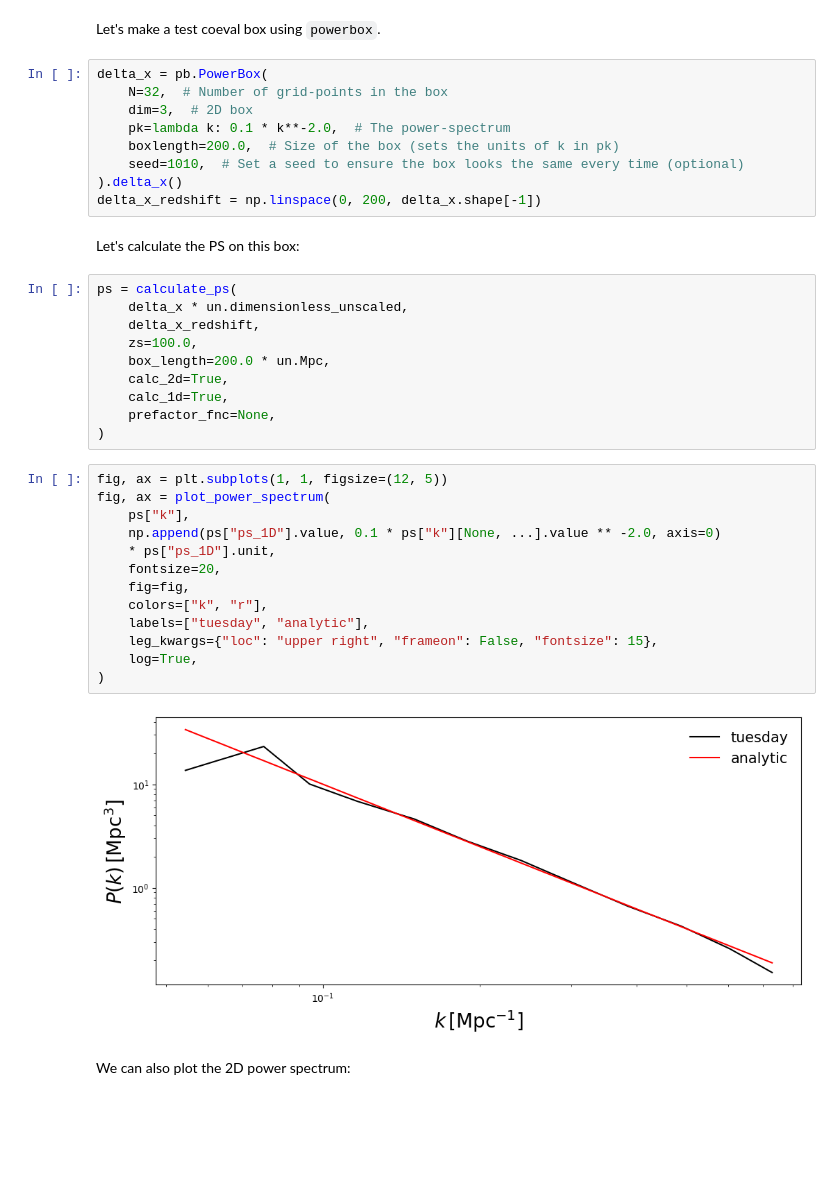
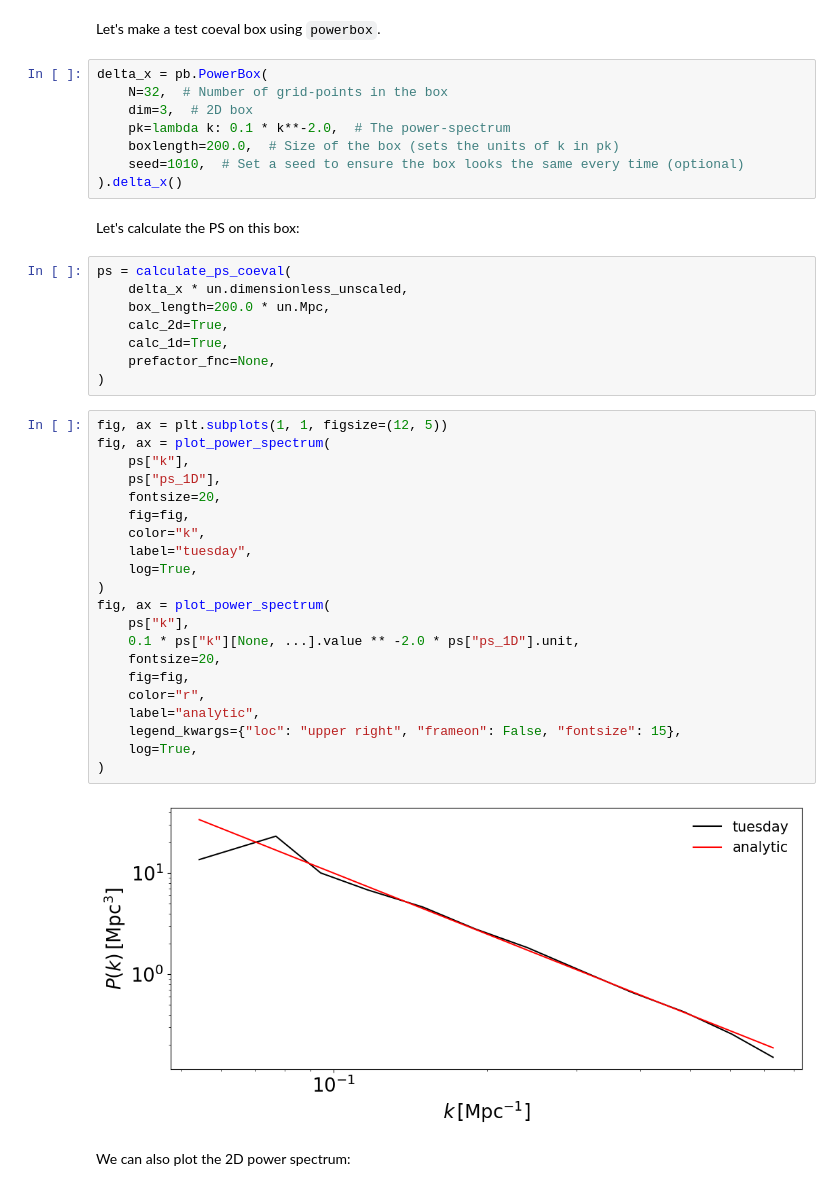
Before and after one commit to 21cmfast/tuesday, a Jupyter notebook: docs/tutorials/computing_and_plotting_power_spectra.ipynb, the cells around one changed output. Saved outputs shown, nothing was run; the diff lists cells and outputs as text; blank space fills up the shorter version.

Commit message:
maint: refactor powerspectra

```diff
--- a/docs/tutorials/computing_and_plotting_power_spectra.ipynb
+++ b/docs/tutorials/computing_and_plotting_power_spectra.ipynb
@@ -24,14 +24,11 @@ delta_x = pb.PowerBox(
     boxlength=200.0,  # Size of the box (sets the units of k in pk)
     seed=1010,  # Set a seed to ensure the box looks the same every time (optional)
 ).delta_x()
-delta_x_redshift = np.linspace(0, 200, delta_x.shape[-1])
 # %% [markdown]
 Let's calculate the PS on this box:
 # %%
-ps = calculate_ps(
+ps = calculate_ps_coeval(
     delta_x * un.dimensionless_unscaled,
-    delta_x_redshift,
-    zs=100.0,
     box_length=200.0 * un.Mpc,
     calc_2d=True,
     calc_1d=True,
@@ -40,18 +37,26 @@ ps = calculate_ps(
 # %%
 fig, ax = plt.subplots(1, 1, figsize=(12, 5))
 fig, ax = plot_power_spectrum(
     ps["k"],
-    np.append(ps["ps_1D"].value, 0.1 * ps["k"][None, ...].value ** -2.0, axis=0)
-    * ps["ps_1D"].unit,
+    ps["ps_1D"],
     fontsize=20,
     fig=fig,
-    colors=["k", "r"],
-    labels=["tuesday", "analytic"],
-    leg_kwargs={"loc": "upper right", "frameon": False, "fontsize": 15},
+    color="k",
+    label="tuesday",
     log=True,
 )
+fig, ax = plot_power_spectrum(
+    ps["k"],
+    0.1 * ps["k"][None, ...].value ** -2.0 * ps["ps_1D"].unit,
+    fontsize=20,
+    fig=fig,
+    color="r",
+    label="analytic",
+    legend_kwargs={"loc": "upper right", "frameon": False, "fontsize": 15},
+    log=True,
+)
 # %% [output]
-[figure, old version]
+[figure, new version]
 # %% [markdown]
 We can also plot the 2D power spectrum:
 # %%
```
Also changed, not shown: parts of 1 cell of this notebook, 4 other files.
